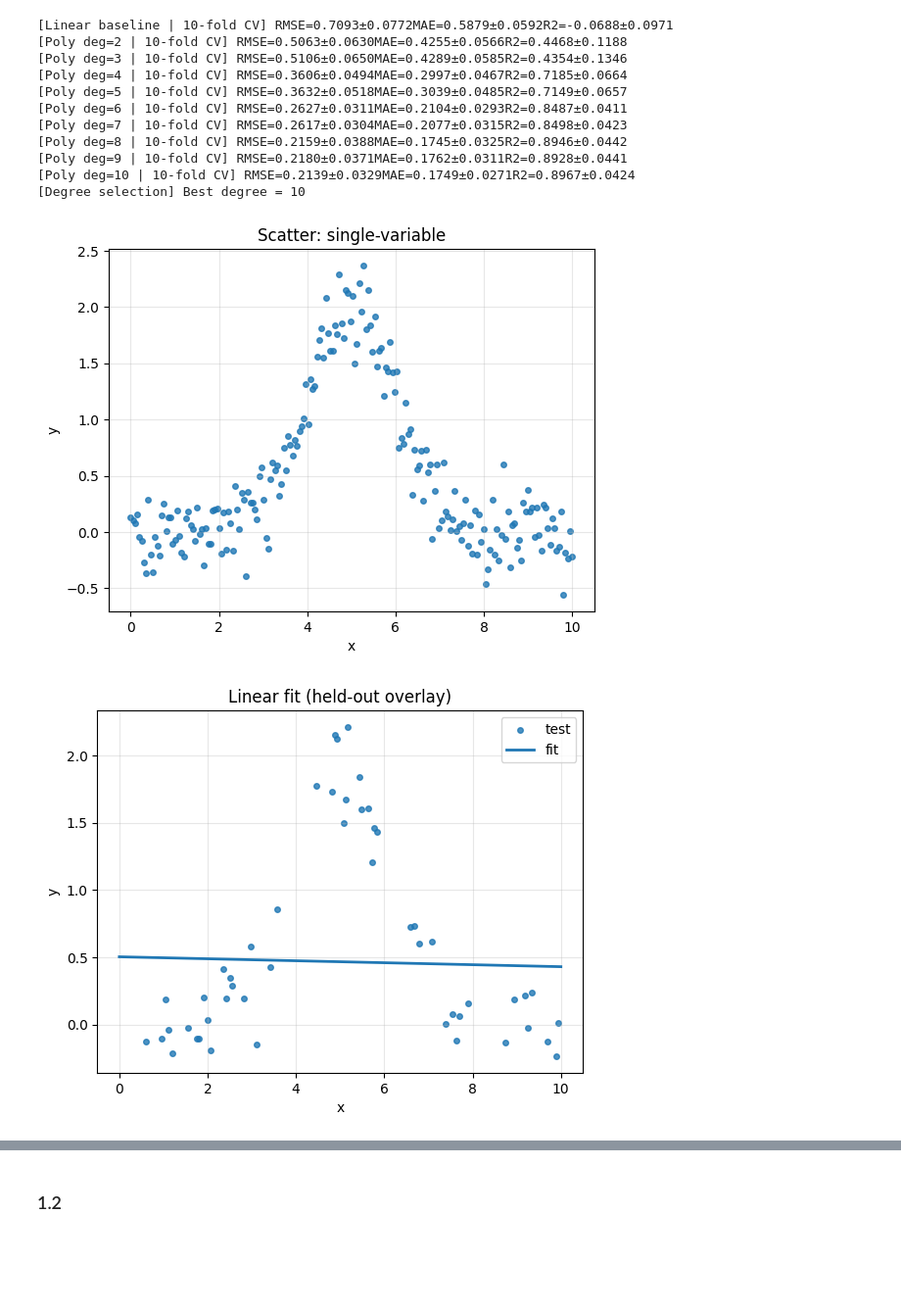
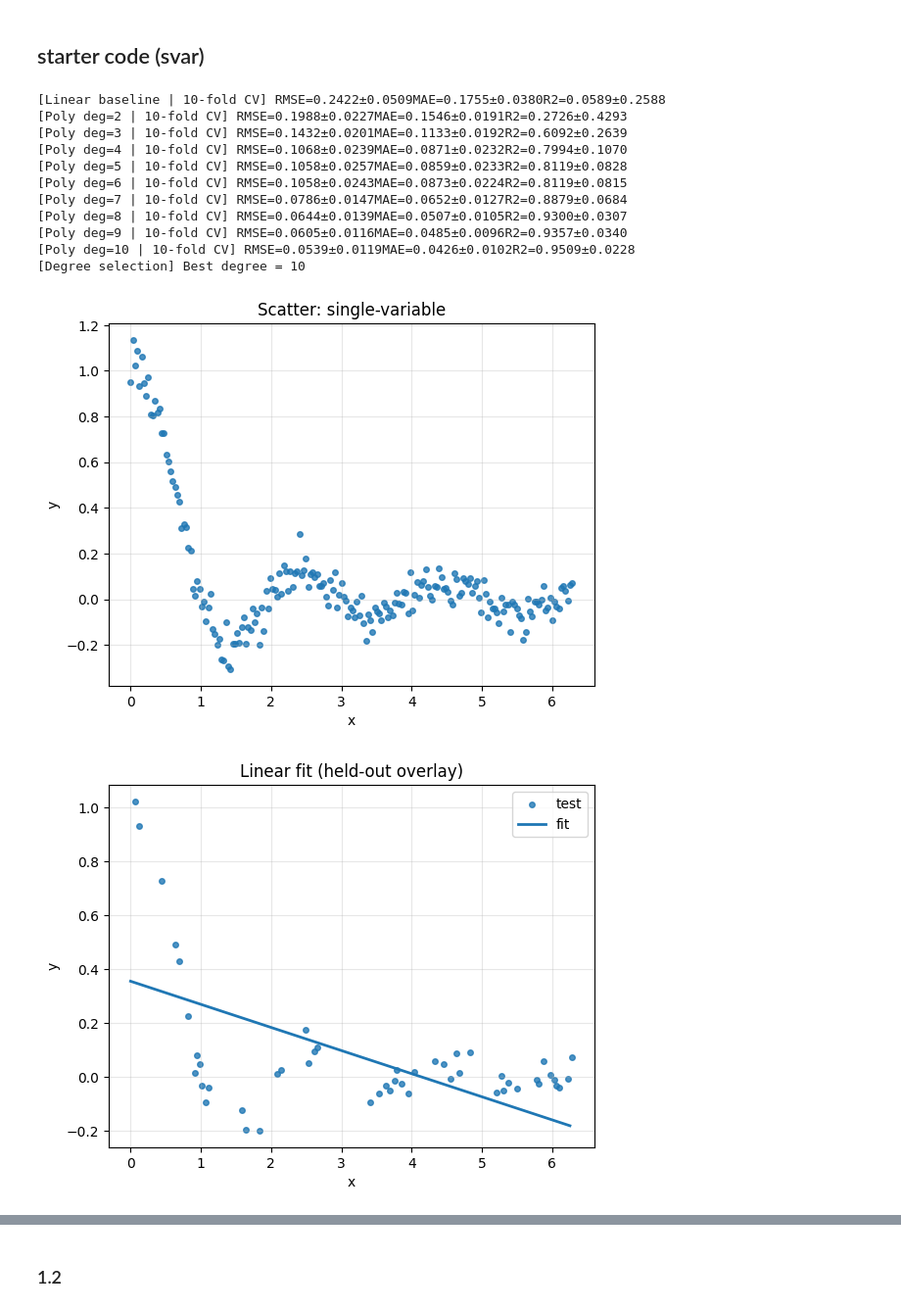
Before and after one commit to Kaioh17/ml_journey, a Jupyter notebook: assignment_1/main.ipynb, the cells around one changed output, grey strips where cells are left out. Shown at 98% size. Saved outputs shown, nothing was run; the diff lists cells and outputs as text; code cells hidden in the pictures; blank space fills up the shorter version.

```diff
--- a/assignment_1/main.ipynb
+++ b/assignment_1/main.ipynb
@@ -5,3 +8,5 @@ Assignment 1
+# %% [markdown]
+## starter code (svar)
 # %%
 import numpy as np
 import matplotlib.pyplot as plt
@@ -11,19 +16,16 @@ from sklearn.preprocessing import StandardScaler, PolynomialFeatures
 from sklearn.pipeline import Pipeline
 from sklearn.model_selection import KFold, cross_val_score, train_test_split
 from sklearn.metrics import make_scorer, mean_absolute_error, r2_score
-# Hardcoded settings
-DATA_PATH = Path("data") / "svar-set3.csv"
-OUTDIR = Path("out_q1_simple") # output folder
-POLY_DEG = 6 # degree for overlay visualization
+DATA_PATH = Path("data") / "svar-set2.csv"
+OUTDIR = Path("out_q1_simple")
+POLY_DEG = 6
 SEED = 42
 OUTDIR.mkdir (parents=True, exist_ok=True)
-# Metrics
 def rmse(y_true, y_pred):
     return float(np.sqrt(np.mean((np.asarray(y_true) - np.asarray(y_pred))**2)))
-rmse_scorer = make_scorer(lambda yt, yp: -rmse(yt, yp)) # sklearn wants higher=better
+rmse_scorer = make_scorer(lambda yt, yp: -rmse(yt, yp))
 mae_scorer = make_scorer(mean_absolute_error, greater_is_better=False)
 r2_scorer = make_scorer(r2_score)
-#--  Utilities
 def load_txt_dataset(path: str):
 
     arr = np.loadtxt(path, delimiter = ',')
@@ -34,7 +36,6 @@ def print_cv(model, X, y, k=10, seed=42, label="model"):
     rmse_scores = -cross_val_score(model, X, y, scoring=rmse_scorer, cv=kf)
     mae_scores = -cross_val_score(model, X, y, scoring=mae_scorer, cv=kf)
 
-#
     r2_scores = cross_val_score(model, X, y, scoring=r2_scorer, cv=kf)
     print(f"[{label} | {k}-fold CV] "
         f"RMSE={rmse_scores.mean():.4f}±{rmse_scores.std():.4f}"
@@ -54,8 +55,6 @@ def overlay_plot(Xtr, ytr, Xte, yte, model, outpath, title):
     plt.savefig(outpath, bbox_inches="tight")
 
 
-# Main workflow
-# 1) Load & scatter
 def main():
     X, y = load_txt_dataset (DATA_PATH)
     assert X.shape[1] == 1, "Single-feature dataset expected"
@@ -67,7 +66,7 @@ def main():
     # 2) Linear regression (baseline)
     linear_pipeline = Pipeline([
             ("scaler", StandardScaler(with_mean=True, with_std=True)),
-            ("linreg", LinearRegression()) # replace with your solver later
+            ("linreg", LinearRegression())
         ])
 
     print_cv(linear_pipeline, X, y, k=10, seed=SEED, label="Linear baseline")
@@ -82,43 +81,42 @@ def main():
     for d in degrees:
         poly_pipeline = Pipeline([
             ("scaler", StandardScaler (with_mean=True, with_std=True)),
             ("poly", PolynomialFeatures (degree=d, include_bias=False)),
             ("linreg", LinearRegression())
         ])
         m, s = print_cv(poly_pipeline, X, y, k=10, seed=SEED, label=f"Poly deg={d}")
         means.append(m); stds.append(s)
-    # print(means)
     plt.figure()
     plt.errorbar (degrees, means, yerr=stds, marker="o")
     plt.xlabel("Polynomial degree"); plt.ylabel("CV RMSE")
     plt.title("Degree selection (10-fold CV)")
     plt.grid(alpha=0.3)
     plt.savefig(OUTDIR / "03_cv_degree.png", bbox_inches="tight")
     best_deg = degrees [int(np.argmin(means))]
     print(f"[Degree selection] Best degree = {best_deg}")
     # Overlay polynomial fit with chosen POLY_DEG
     best_poly = Pipeline([
         ("scaler", StandardScaler(with_mean=True, with_std=True)),
         ("poly", PolynomialFeatures (degree=POLY_DEG, include_bias=False)),
         ("linreg", LinearRegression())
     ])
 
     overlay_plot(Xtr, ytr, Xte, yte, best_poly,
                 OUTDIR / f"04_overlay_poly_deg{POLY_DEG}.png",
                 title=f"Polynomial fit (deg={POLY_DEG})")
 if __name__ == "__main__":
     main()
 # %% [output]
-[Linear baseline | 10-fold CV] RMSE=0.7093±0.0772MAE=0.5879±0.0592R2=-0.0688±0.0971
-[Poly deg=2 | 10-fold CV] RMSE=0.5063±0.0630MAE=0.4255±0.0566R2=0.4468±0.1188
-[Poly deg=3 | 10-fold CV] RMSE=0.5106±0.0650MAE=0.4289±0.0585R2=0.4354±0.1346
-[Poly deg=4 | 10-fold CV] RMSE=0.3606±0.0494MAE=0.2997±0.0467R2=0.7185±0.0664
-[Poly deg=5 | 10-fold CV] RMSE=0.3632±0.0518MAE=0.3039±0.0485R2=0.7149±0.0657
-[Poly deg=6 | 10-fold CV] RMSE=0.2627±0.0311MAE=0.2104±0.0293R2=0.8487±0.0411
-[Poly deg=7 | 10-fold CV] RMSE=0.2617±0.0304MAE=0.2077±0.0315R2=0.8498±0.0423
-[Poly deg=8 | 10-fold CV] RMSE=0.2159±0.0388MAE=0.1745±0.0325R2=0.8946±0.0442
-[Poly deg=9 | 10-fold CV] RMSE=0.2180±0.0371MAE=0.1762±0.0311R2=0.8928±0.0441
-[Poly deg=10 | 10-fold CV] RMSE=0.2139±0.0329MAE=0.1749±0.0271R2=0.8967±0.0424
+[Linear baseline | 10-fold CV] RMSE=0.2422±0.0509MAE=0.1755±0.0380R2=0.0589±0.2588
+[Poly deg=2 | 10-fold CV] RMSE=0.1988±0.0227MAE=0.1546±0.0191R2=0.2726±0.4293
+[Poly deg=3 | 10-fold CV] RMSE=0.1432±0.0201MAE=0.1133±0.0192R2=0.6092±0.2639
+[Poly deg=4 | 10-fold CV] RMSE=0.1068±0.0239MAE=0.0871±0.0232R2=0.7994±0.1070
+[Poly deg=5 | 10-fold CV] RMSE=0.1058±0.0257MAE=0.0859±0.0233R2=0.8119±0.0828
+[Poly deg=6 | 10-fold CV] RMSE=0.1058±0.0243MAE=0.0873±0.0224R2=0.8119±0.0815
+[Poly deg=7 | 10-fold CV] RMSE=0.0786±0.0147MAE=0.0652±0.0127R2=0.8879±0.0684
+[Poly deg=8 | 10-fold CV] RMSE=0.0644±0.0139MAE=0.0507±0.0105R2=0.9300±0.0307
+[Poly deg=9 | 10-fold CV] RMSE=0.0605±0.0116MAE=0.0485±0.0096R2=0.9357±0.0340
+[Poly deg=10 | 10-fold CV] RMSE=0.0539±0.0119MAE=0.0426±0.0102R2=0.9509±0.0228
 [Degree selection] Best degree = 10
-[figure, old version]
+[figure, new version]
-[figure, old version]
+[figure, new version]
```
Also changed, not shown: parts of 84 cells of this notebook, 1 other file.
